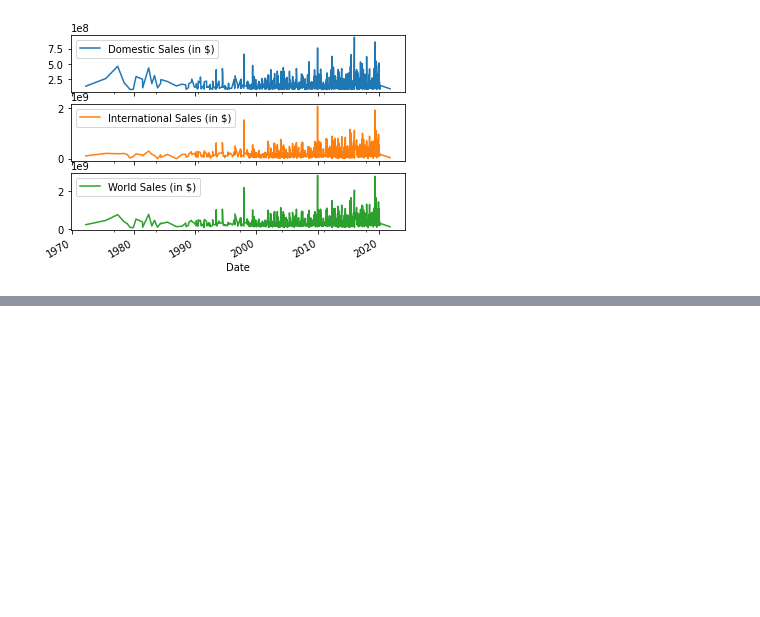
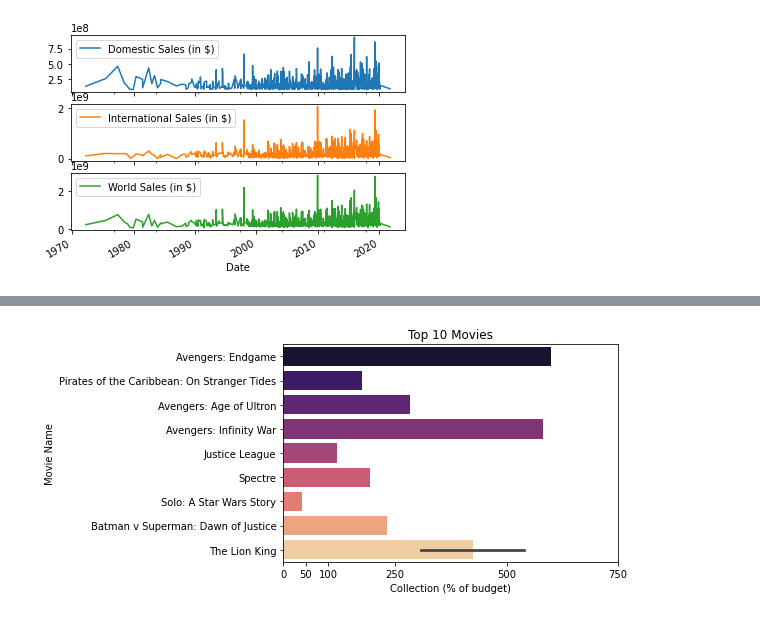
Before and after one commit to NotRockysWife/UCDPA_AdrianConnolly, a Jupyter notebook: Project2.ipynb, the cells around one changed output, grey strips where cells are left out. Cells and saved outputs as stored; diff of their text form; code cells hidden in the pictures; blank space fills up the shorter version.

```diff
--- a/Project2.ipynb
+++ b/Project2.ipynb
@@ -286,0 +298,3 @@ None
+# %%
+movie_info['Profit']=movie_info['World Sales'] - movie_info['Cost']
+print(movie_info.head)
@@ -286,0 +340,3 @@ None
+# %%
+movie_info['%'] = ((movie_info['Profit'] / movie_info['Cost'].sum())*100).round(2).astype(str) + '%'
+print(movie_info.head)
@@ -286,0 +361,3 @@ None
+# %%
+movie_info['%'] = movie_info['Profit'] / movie_info['Cost'] * 100
+print(movie_info.head())
@@ -286,0 +382,11 @@ None
+# %%
+import matplotlib.pyplot as plt
+import seaborn as sns
+sns.barplot(x='%',y='Title',data = movie_info.iloc[:10],palette='magma')
+plt.ylabel('Movie Name')
+plt.xlabel('Collection (% of budget)')
+plt.title('Top 10 Movies')
+plt.xticks([0,50,100,250,500,750], ['0','50','100','250','500','750'])
+plt.show()
+# %% [output]
+[figure, added]
```
Also changed, not shown: parts of 9 cells of this notebook, 1 other file.
